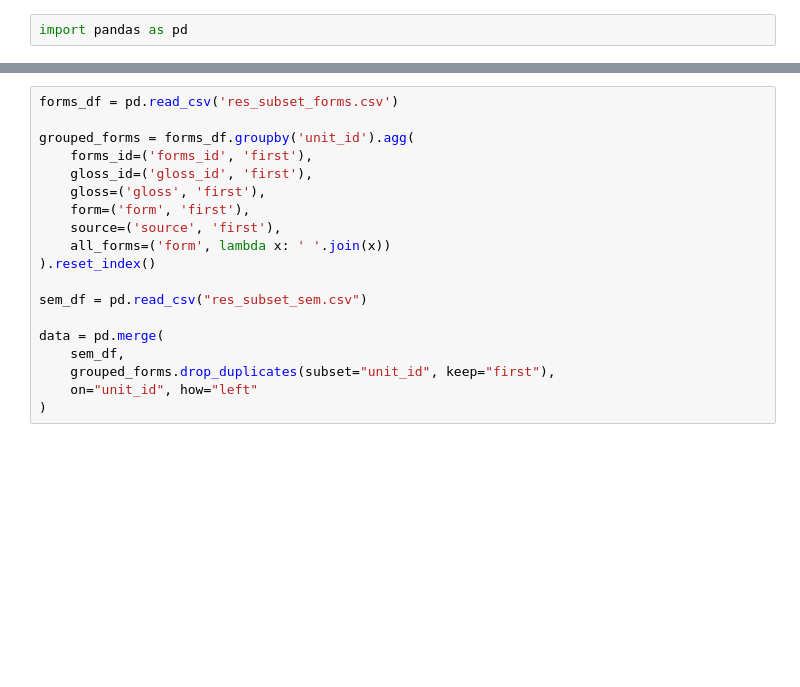
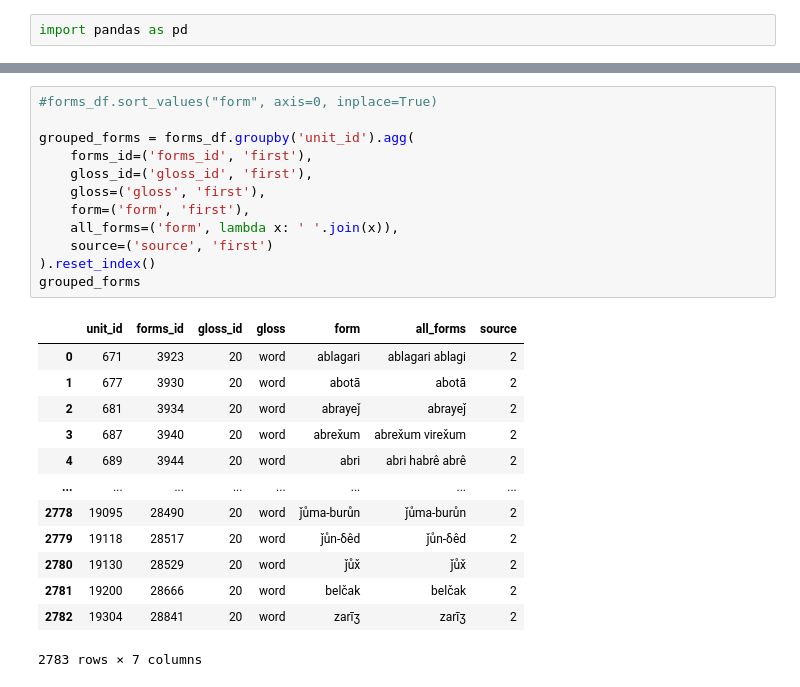
Before and after one commit to mashakrivolap/Coursework2024shughnigender, a Jupyter notebook: Data Formatting.ipynb, the cells around one changed output, grey strips where cells are left out. Saved outputs shown, nothing was run; the diff lists cells and outputs as text; blank space fills up the shorter version.

```diff
--- a/Data Formatting.ipynb
+++ b/Data Formatting.ipynb
@@ -3,19 +34,26 @@ import pandas as pd
 # %%
-forms_df = pd.read_csv('res_subset_forms.csv')
+#forms_df.sort_values("form", axis=0, inplace=True)
 
 grouped_forms = forms_df.groupby('unit_id').agg(
     forms_id=('forms_id', 'first'),
     gloss_id=('gloss_id', 'first'),
     gloss=('gloss', 'first'),
     form=('form', 'first'),
-    source=('source', 'first'),
-    all_forms=('form', lambda x: ' '.join(x))
+    all_forms=('form', lambda x: ' '.join(x)),
+    source=('source', 'first')
 ).reset_index()
-
-sem_df = pd.read_csv("res_subset_sem.csv")
-
-data = pd.merge(
-    sem_df,
-    grouped_forms.drop_duplicates(subset="unit_id", keep="first"),
-    on="unit_id", how="left"
-)
+grouped_forms
+# %% [output]
+|  | unit_id | forms_id | gloss_id | gloss | form | all_forms | source |
+| 0 | 671 | 3923 | 20 | word | ablagari | ablagari ablagi | 2 |
+| 1 | 677 | 3930 | 20 | word | abotā | abotā | 2 |
+| 2 | 681 | 3934 | 20 | word | abrayeǰ | abrayeǰ | 2 |
+| 3 | 687 | 3940 | 20 | word | abrex̌um | abrex̌um virex̌um | 2 |
+| 4 | 689 | 3944 | 20 | word | abri | abri habrê abrê | 2 |
+| ... | ... | ... | ... | ... | ... | ... | ... |
+| 2778 | 19095 | 28490 | 20 | word | ǰůma-burůn | ǰůma-burůn | 2 |
+| 2779 | 19118 | 28517 | 20 | word | ǰůn-δêd | ǰůn-δêd | 2 |
+| 2780 | 19130 | 28529 | 20 | word | ǰůx̌ | ǰůx̌ | 2 |
+| 2781 | 19200 | 28666 | 20 | word | belčak | belčak | 2 |
+| 2782 | 19304 | 28841 | 20 | word | zarīʒ | zarīʒ | 2 |
+2783 rows × 7 columns
```
Also changed, not shown: parts of 4 cells of this notebook, 1 other file.
